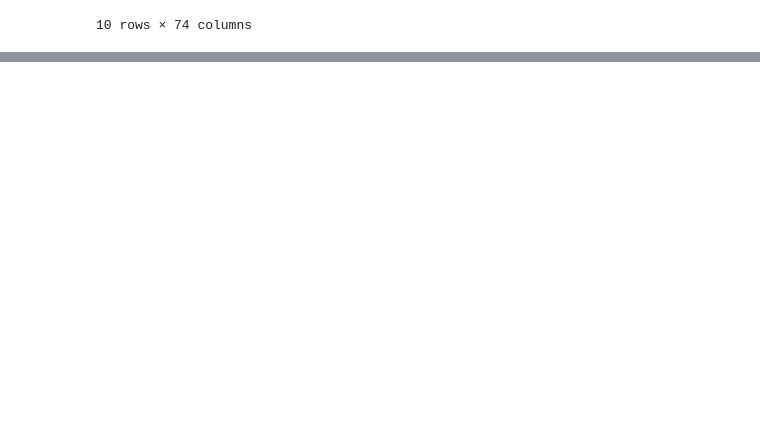
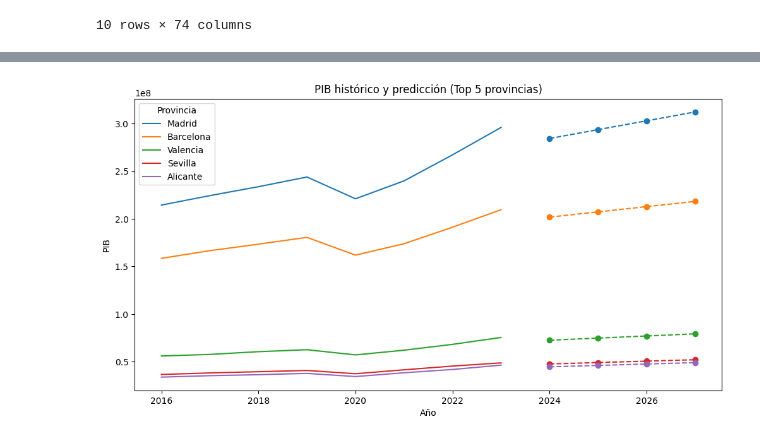
Before and after one commit to blancagomezsanz/Practica2-Tipologia-y-ciclo-de-vida-de-los-datos-, a Jupyter notebook: practica2_tipologia.ipynb, the cells around one changed output, grey strips where cells are left out. Drawn from its saved outputs; the diff is of its cells as text; code cells hidden in the pictures; blank space fills up the shorter version.

```diff
--- a/practica2_tipologia.ipynb
+++ b/practica2_tipologia.ipynb
@@ -276,0 +537,32 @@ df['Renta_neta_media_persona_2022'].iloc[0]
+# %%
+fig, ax = plt.subplots(figsize=(12, 6))
+
+for provincia in top5:
+    datos_hist = df_plot[df_plot["Provincia"] == provincia].sort_values("Año")
+    linea, = ax.plot(
+        datos_hist.loc[datos_hist['Tipo']!='Predicción' ,"Año"],
+        datos_hist.loc[datos_hist['Tipo']!='Predicción' ,"Valor"],
+        label=provincia
+    )
+
+    color = linea.get_color()
+
+    ultimo_hist = datos_hist.tail(1)
+    datos_pred = df_pred[df_pred["Provincia"] == provincia].sort_values("Año")
+    datos_linea_pred = pd.concat([ultimo_hist, datos_pred])
+
+    ax.plot(
+        datos_hist.loc[datos_hist['Tipo']=='Predicción' ,"Año"],
+        datos_hist.loc[datos_hist['Tipo']=='Predicción' ,"Valor"],
+        linestyle="--",
+        marker="o",
+        color=color
+    )
+
+ax.set_title("PIB histórico y predicción (Top 5 provincias)")
+ax.set_xlabel("Año")
+ax.set_ylabel("PIB")
+ax.legend(title="Provincia")
+plt.show()
+# %% [output]
+[figure, added]
```
Also changed, not shown: parts of 14 cells of this notebook, 1 other file.
